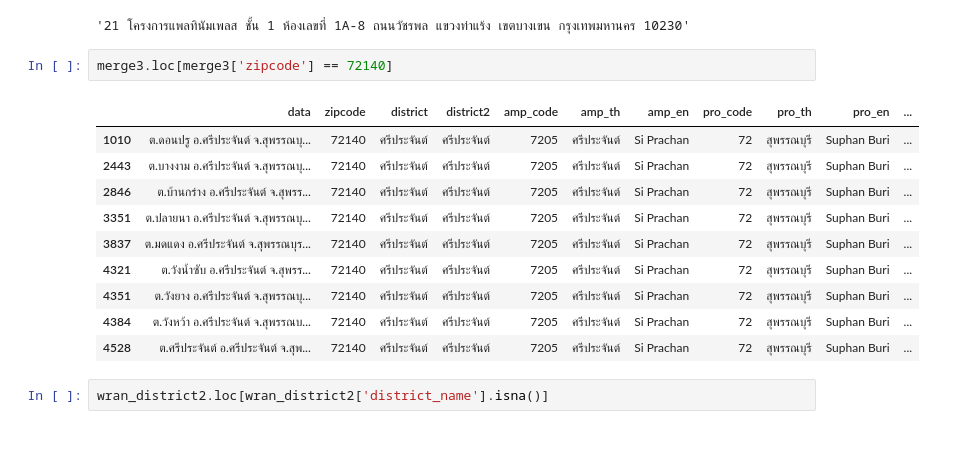
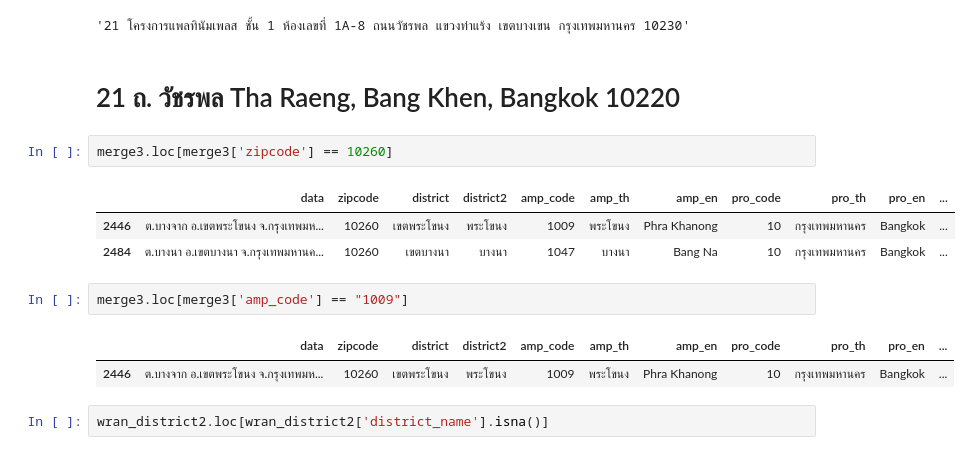
Before and after one commit to konrawit13/nct_distr, a Jupyter notebook: dist-report_v5.ipynb, the cells around one changed output. Cells and saved outputs as stored; diff of their text form.

```diff
--- a/dist-report_v5.ipynb
+++ b/dist-report_v5.ipynb
@@ -541,19 +733,19 @@ True
 wran_district2.loc[wran_district2['district_name'].isna()].iloc[0]['fullAddress']
 # %% [output]
 '21 โครงการแพลทินัมเพลส ชั้น 1 ห้องเลขที่ 1A-8 ถนนวัชรพล แขวงท่าแร้ง เขตบางเขน กรุงเทพมหานคร 10230'
+# %% [markdown]
+# 21 ถ. วัชรพล Tha Raeng, Bang Khen, Bangkok 10220
 # %%
-merge3.loc[merge3['zipcode'] == 72140]
+merge3.loc[merge3['zipcode'] == 10260]
 # %% [output]
 |  | data | zipcode | district | district2 | amp_code | amp_th | amp_en | pro_code | pro_th | pro_en | ... |
-| 1010 | ต.ดอนปรู อ.ศรีประจันต์ จ.สุพรรณบุ... | 72140 | ศรีประจันต์ | ศรีประจันต์ | 7205 | ศรีประจันต์ | Si Prachan | 72 | สุพรรณบุรี | Suphan Buri | ... |
-| 2443 | ต.บางงาม อ.ศรีประจันต์ จ.สุพรรณบุ... | 72140 | ศรีประจันต์ | ศรีประจันต์ | 7205 | ศรีประจันต์ | Si Prachan | 72 | สุพรรณบุรี | Suphan Buri | ... |
-| 2846 | ต.บ้านกร่าง อ.ศรีประจันต์ จ.สุพรร... | 72140 | ศรีประจันต์ | ศรีประจันต์ | 7205 | ศรีประจันต์ | Si Prachan | 72 | สุพรรณบุรี | Suphan Buri | ... |
-| 3351 | ต.ปลายนา อ.ศรีประจันต์ จ.สุพรรณบุ... | 72140 | ศรีประจันต์ | ศรีประจันต์ | 7205 | ศรีประจันต์ | Si Prachan | 72 | สุพรรณบุรี | Suphan Buri | ... |
-| 3837 | ต.มดแดง อ.ศรีประจันต์ จ.สุพรรณบุร... | 72140 | ศรีประจันต์ | ศรีประจันต์ | 7205 | ศรีประจันต์ | Si Prachan | 72 | สุพรรณบุรี | Suphan Buri | ... |
-| 4321 | ต.วังน้ำซับ อ.ศรีประจันต์ จ.สุพรร... | 72140 | ศรีประจันต์ | ศรีประจันต์ | 7205 | ศรีประจันต์ | Si Prachan | 72 | สุพรรณบุรี | Suphan Buri | ... |
-| 4351 | ต.วังยาง อ.ศรีประจันต์ จ.สุพรรณบุ... | 72140 | ศรีประจันต์ | ศรีประจันต์ | 7205 | ศรีประจันต์ | Si Prachan | 72 | สุพรรณบุรี | Suphan Buri | ... |
-| 4384 | ต.วังหว้า อ.ศรีประจันต์ จ.สุพรรณบ... | 72140 | ศรีประจันต์ | ศรีประจันต์ | 7205 | ศรีประจันต์ | Si Prachan | 72 | สุพรรณบุรี | Suphan Buri | ... |
-| 4528 | ต.ศรีประจันต์ อ.ศรีประจันต์ จ.สุพ... | 72140 | ศรีประจันต์ | ศรีประจันต์ | 7205 | ศรีประจันต์ | Si Prachan | 72 | สุพรรณบุรี | Suphan Buri | ... |
+| 2446 | ต.บางจาก อ.เขตพระโขนง จ.กรุงเทพมห... | 10260 | เขตพระโขนง | พระโขนง | 1009 | พระโขนง | Phra Khanong | 10 | กรุงเทพมหานคร | Bangkok | ... |
+| 2484 | ต.บางนา อ.เขตบางนา จ.กรุงเทพมหานค... | 10260 | เขตบางนา | บางนา | 1047 | บางนา | Bang Na | 10 | กรุงเทพมหานคร | Bangkok | ... |
+# %%
+merge3.loc[merge3['amp_code'] == "1009"]
+# %% [output]
+|  | data | zipcode | district | district2 | amp_code | amp_th | amp_en | pro_code | pro_th | pro_en | ... |
+| 2446 | ต.บางจาก อ.เขตพระโขนง จ.กรุงเทพมห... | 10260 | เขตพระโขนง | พระโขนง | 1009 | พระโขนง | Phra Khanong | 10 | กรุงเทพมหานคร | Bangkok | ... |
 # %%
 wran_district2.loc[wran_district2['district_name'].isna()]
 # %% [output]
```
Also changed, not shown: parts of 73 cells of this notebook.
